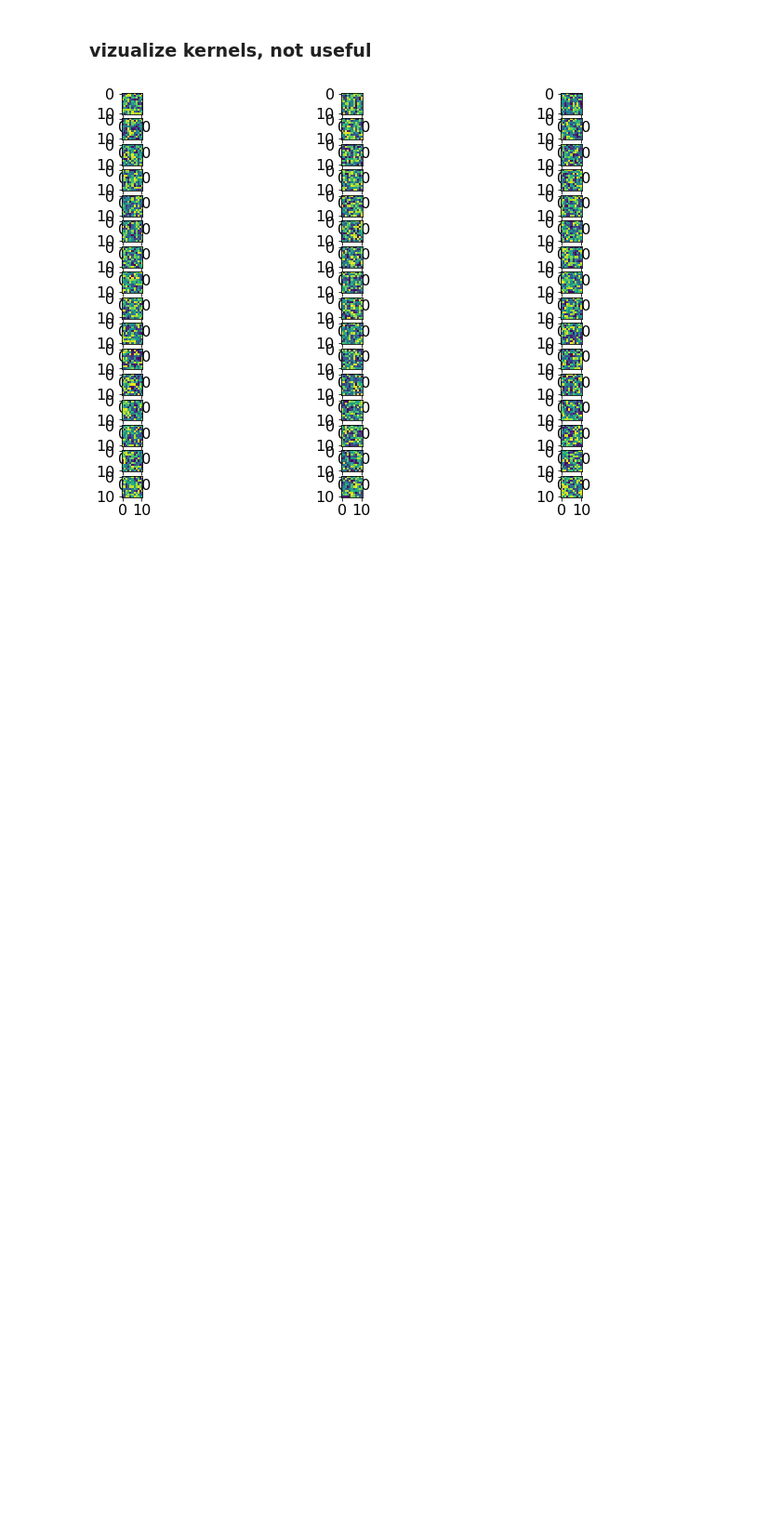
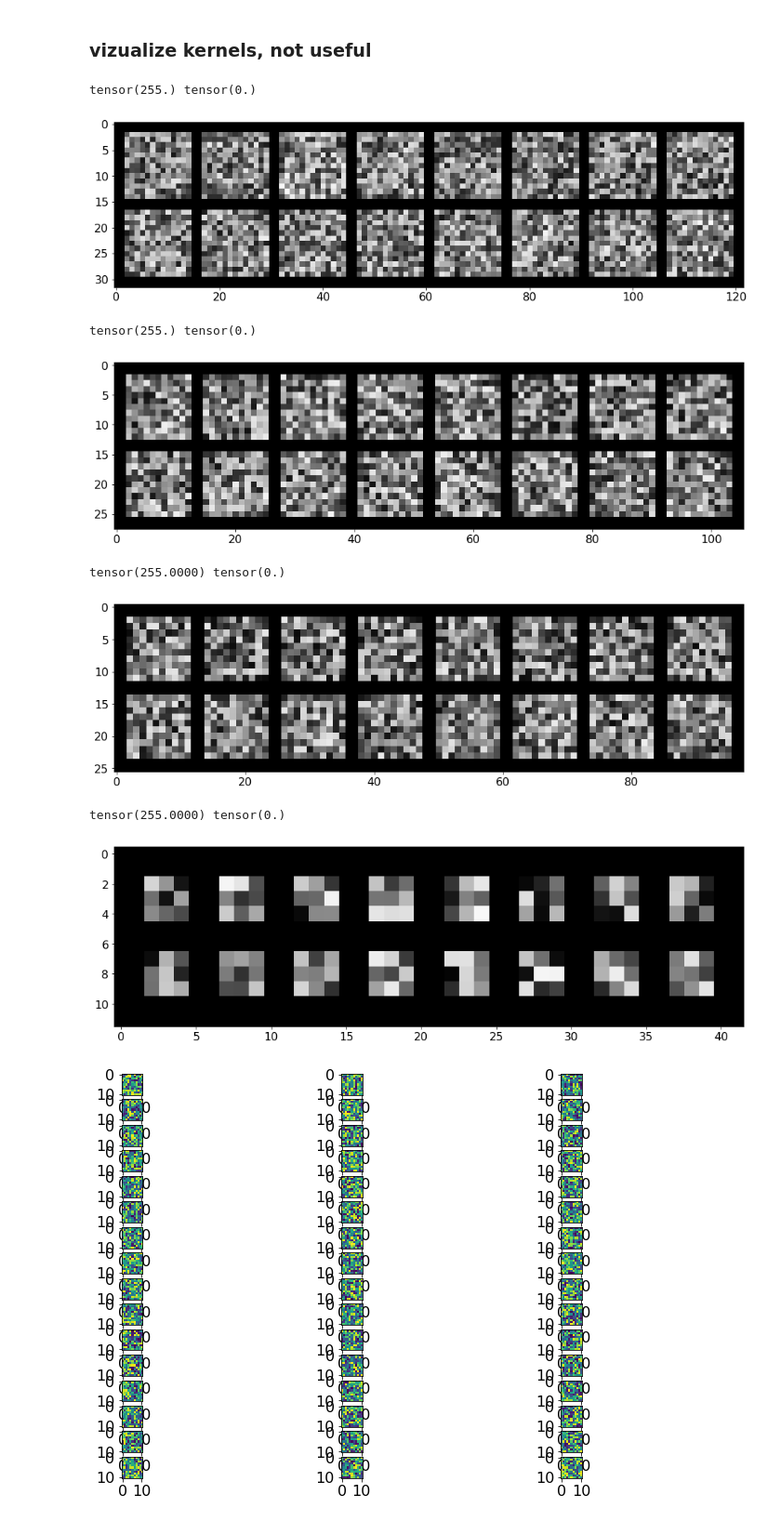
Before and after one commit to HugoCote/Assignment-1-Part-3, a Jupyter notebook: dev1num3.ipynb, the cells around one changed output. Shown at 93% size. Saved outputs shown, nothing was run; the diff lists cells and outputs as text; code cells hidden in the pictures; blank space fills up the shorter version.

```diff
--- a/dev1num3.ipynb
+++ b/dev1num3.ipynb
@@ -1088,6 +1266,26 @@ print(act.max(),act.min())
 tensor(255.) tensor(0.)
 # %% [markdown]
 ### vizualize kernels, not useful
+# %%
+for i,(name, kernels) in enumerate(net.state_dict().items()) :
+    if not (name.startswith("conv") and name.endswith("weight") ):
+        continue
+    kernels = kernels.detach().view(-1,1,kernels.size()[-1],kernels.size()[-1])
+    kernels = kernels - kernels.min()
+    kernels = 255 * kernels / kernels.max()
+    size = min(kernels.size()[0],16)
+    print( kernels.max() , kernels.min() )
+    # print(kernels.size())
+    imshow(torchvision.utils.make_grid(kernels[0:size,:,:,:]))
+# %% [output]
+tensor(255.) tensor(0.)
+[figure, added]
+tensor(255.) tensor(0.)
+[figure, added]
+tensor(255.0000) tensor(0.)
+[figure, added]
+tensor(255.0000) tensor(0.)
+[figure, added]
 # %%
 
 for i,(name, kernels) in enumerate(net.named_parameters()) :
```
Also changed, not shown: parts of 20 cells of this notebook, 11 other files.
